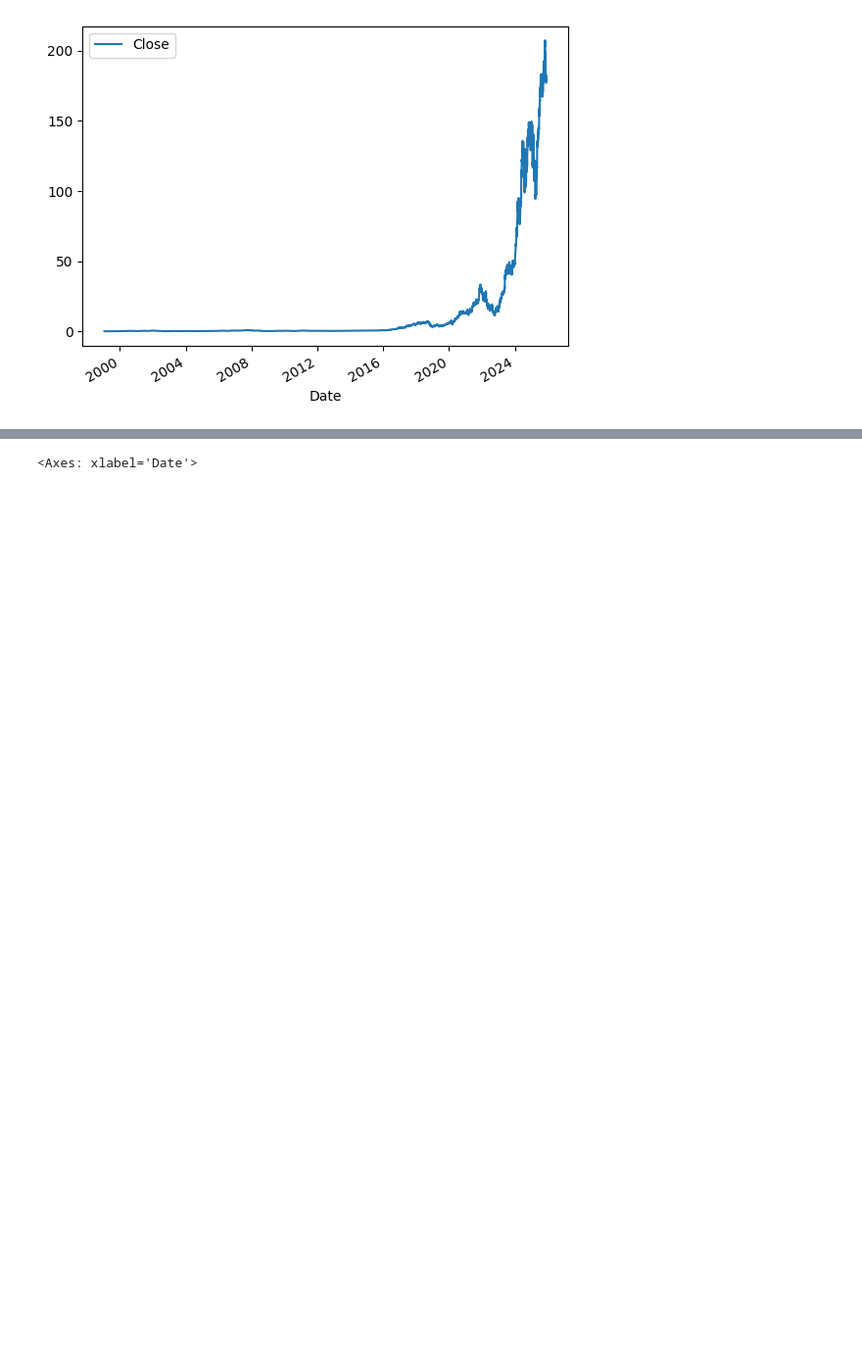
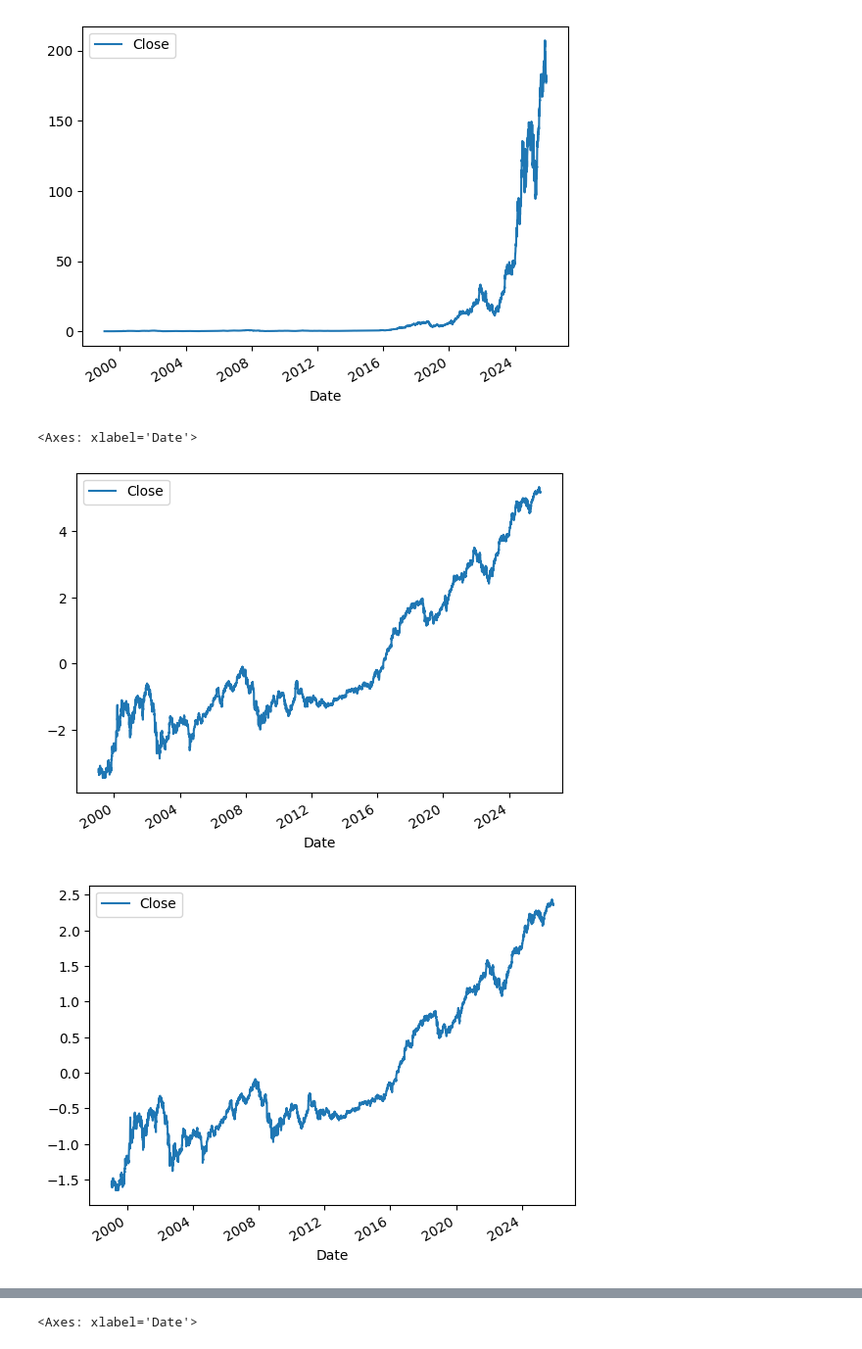
Before and after one commit to acosio14/stock-forecasting, a Jupyter notebook: protoyping.ipynb, the cells around one changed output, grey strips where cells are left out. Shown: that part at 98% size. Saved outputs shown, nothing was run; the diff lists cells and outputs as text; code cells hidden in the pictures; blank space fills up the shorter version.

```diff
--- a/protoyping.ipynb
+++ b/protoyping.ipynb
@@ -59,3 +59,13 @@ nvidia_close.plot()
 [figure]
 # %%
 nvidia_close_norm = (nvidia_close - nvidia_close.min()) / (nvidia_close.max() - nvidia_close.min())
+# %%
+import numpy as np
+nv_log = np.log(nvidia_close)
+nv_log.plot()
+nv = (nv_log - nv_log.mean()) / nv_log.std()
+nv.plot()
+# %% [output]
+<Axes: xlabel='Date'>
+[figure, added]
+[figure, added]
```
Also changed, not shown: parts of 4 cells of this notebook, 2 other files.
